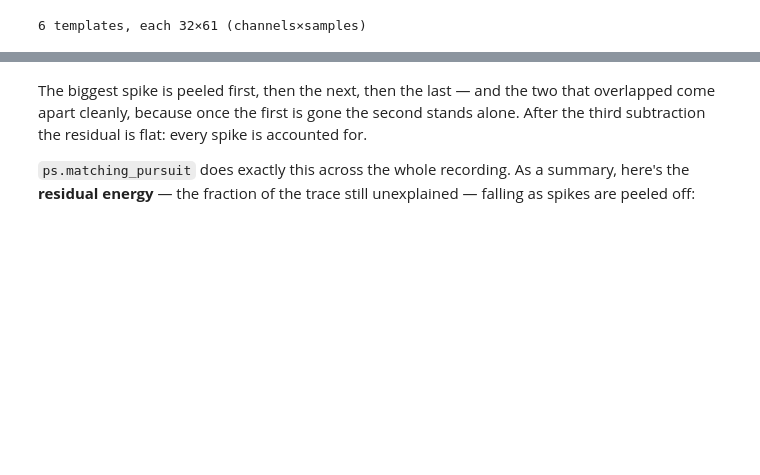
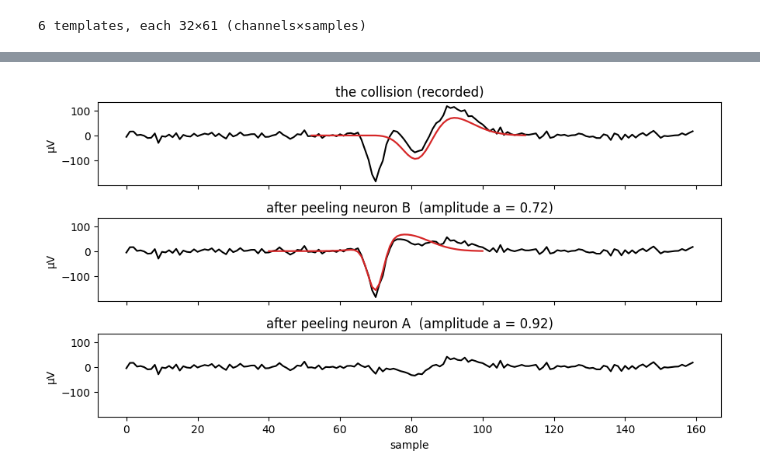
Before and after one commit to stootoon/swc-en-2026, a Jupyter notebook: ephys-pop/notebooks/06_template_matching_solutions.ipynb, the cells around one changed output, grey strips where cells are left out. Drawn from its saved outputs; the diff is of its cells as text; code cells hidden in the pictures; blank space fills up the shorter version.

```diff
--- a/ephys-pop/notebooks/06_template_matching_solutions.ipynb
+++ b/ephys-pop/notebooks/06_template_matching_solutions.ipynb
@@ -133,12 +153,0 @@ separate two overlapping spikes that a single-label clusterer cannot.
-# %%
-half = templates.shape[2] // 2
-
-def fit_amplitude(window, template):
-    return np.sum(window * template) / np.sum(template ** 2)
-
-# match the true unit's template at the collision (map true unit -> learned template)
-tmpl_id = int(np.argmax([np.corrcoef(templates[a].ravel(), gt.templates[sl[i]].ravel())[0,1]
-                         for a in range(len(templates))]))
-window = filtered[t_col - half:t_col + half + 1].T           # (channels, samples)
-a = fit_amplitude(window, templates[tmpl_id])
-print(f"template {tmpl_id} fits at the collision with amplitude a = {a:.2f}")
@@ -193,8 +175,29 @@ plt.tight_layout(); plt.show()
-# %% [markdown]
-The biggest spike is peeled first, then the next, then the last — and the two that
-overlapped come apart cleanly, because once the first is gone the second stands alone.
-After the third subtraction the residual is flat: every spike is accounted for.
-
-`ps.matching_pursuit` does exactly this across the whole recording. As a summary, here's
-the **residual energy** — the fraction of the trace still unexplained — falling as
-spikes are peeled off:
+# %%
+candidates = [("A", tmplA, ps.plotting.unit_color(0)), ("B", tmplB, ps.plotting.unit_color(1))]
+
+def best_fit(residual, candidates):
+    # the greedy step: over both templates and all times, find the highest-scoring fit
+    best = None
+    for name, tmpl, col in candidates:
+        norm = np.sum(tmpl ** 2)
+        for t in range(residual.shape[0] - L):
+            a = np.sum(residual[t:t + L] * tmpl.T) / norm
+            score = a * a * norm
+            if a > 0.3 and (best is None or score > best[0]):
+                best = (score, name, tmpl, col, t, a)
+    return best
+
+residual = seg.copy()
+fig, ax = plt.subplots(3, 1, figsize=(9, 5), sharex=True, sharey=True)
+ax[0].plot(residual[:, pc], "k"); ax[0].set_title("the collision (recorded)")
+for step in range(2):
+    score, name, tmpl, col, t, a = best_fit(residual, candidates)
+    fitted = np.zeros_like(residual); fitted[t:t + L] = a * tmpl.T
+    ax[step].plot(np.where(fitted[:, pc] == 0, np.nan, fitted[:, pc]), color="tab:red", lw=1.6)
+    residual = residual - fitted
+    ax[step + 1].plot(residual[:, pc], "k")
+    ax[step + 1].set_title(f"after peeling neuron {name}  (amplitude a = {a:.2f})")
+ax[-1].set_xlabel("sample"); [a_.set_ylabel("µV") for a_ in ax]
+plt.tight_layout(); plt.show()
+# %% [output]
+[figure, added]
```
Also changed, not shown: parts of 19 cells of this notebook, 2 other files.
